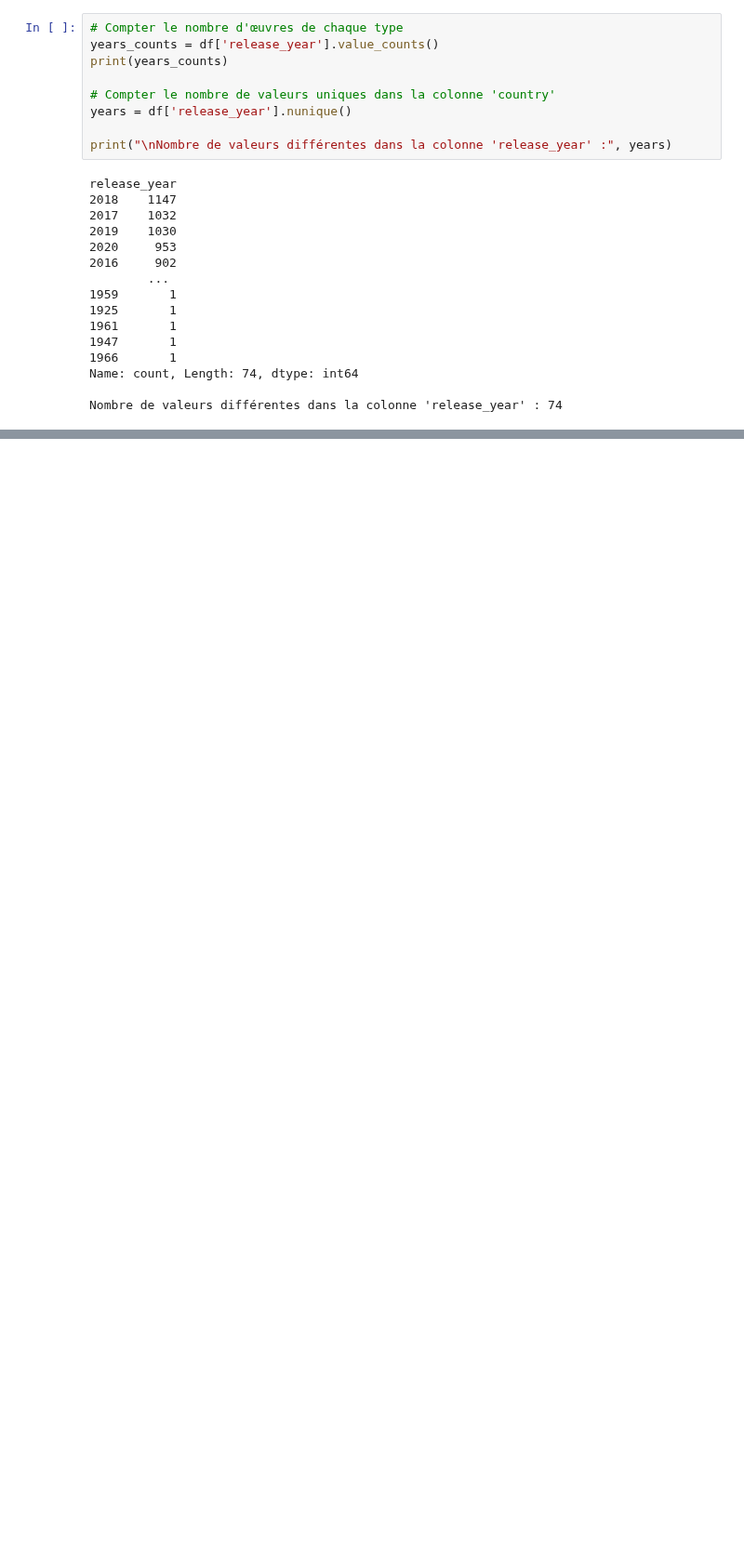
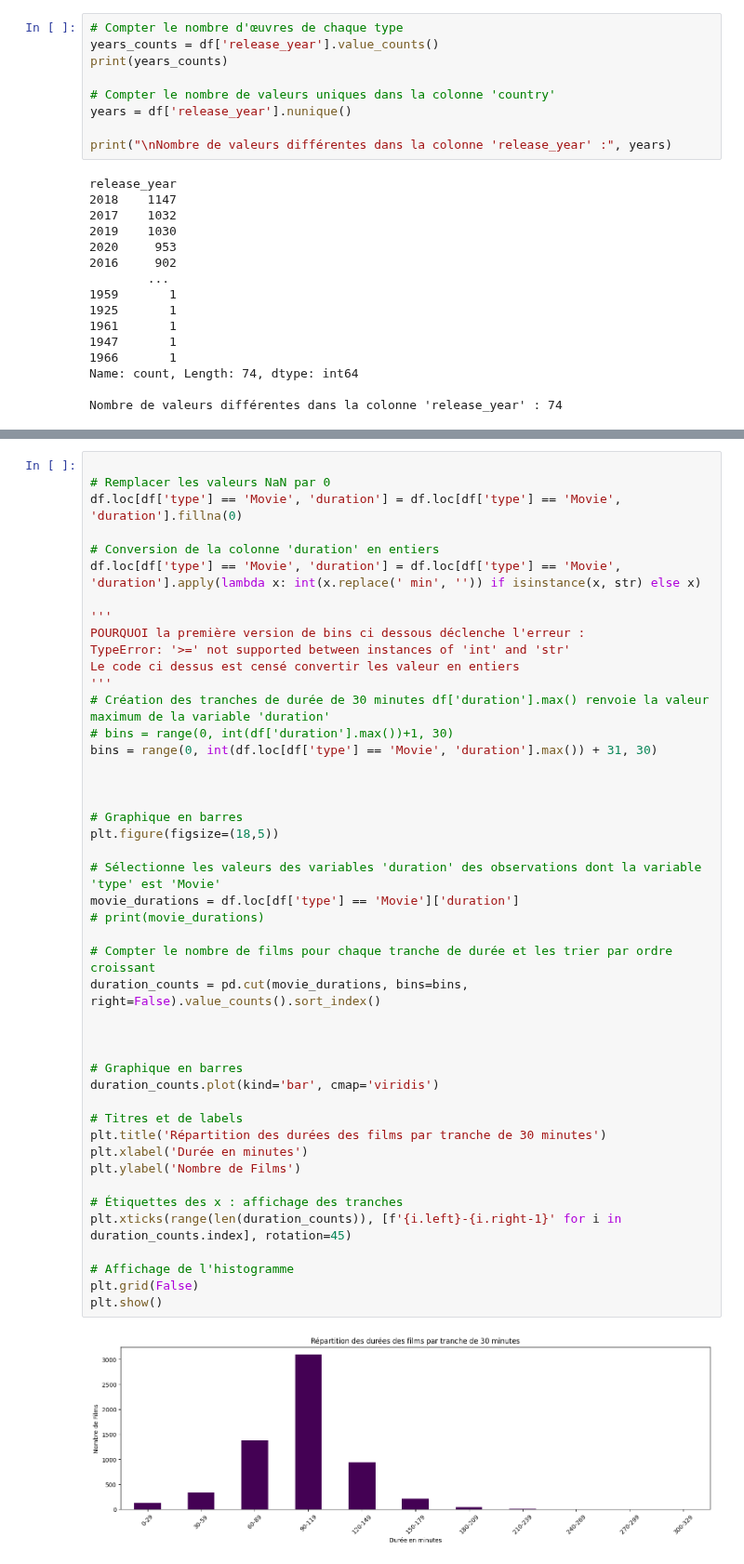
Before and after one commit to ines-lorquet/netflix-insights, a Jupyter notebook: Netflix Data Analysis.ipynb, the cells around one changed output, grey strips where cells are left out. Shown at 93% size. Saved outputs shown, nothing was run; the diff lists cells and outputs as text; blank space fills up the shorter version.

```diff
--- a/Netflix Data Analysis.ipynb
+++ b/Netflix Data Analysis.ipynb
@@ -657,0 +699,47 @@ Nombre de valeurs différentes dans la colonne 'release_year' : 74
+# %%
+
+# Remplacer les valeurs NaN par 0
+df.loc[df['type'] == 'Movie', 'duration'] = df.loc[df['type'] == 'Movie', 'duration'].fillna(0)
+
+# Conversion de la colonne 'duration' en entiers
+df.loc[df['type'] == 'Movie', 'duration'] = df.loc[df['type'] == 'Movie', 'duration'].apply(lambda x: int(x.replace(' min', '')) if isinstance(x, str) else x)
+
+'''
+POURQUOI la première version de bins ci dessous déclenche l'erreur :
+TypeError: '>=' not supported between instances of 'int' and 'str'
+Le code ci dessus est censé convertir les valeur en entiers
+'''
+# Création des tranches de durée de 30 minutes df['duration'].max() renvoie la valeur maximum de la variable 'duration'
+# bins = range(0, int(df['duration'].max())+1, 30)
+bins = range(0, int(df.loc[df['type'] == 'Movie', 'duration'].max()) + 31, 30)
+
+
+
+# Graphique en barres
+plt.figure(figsize=(18,5))
+
+# Sélectionne les valeurs des variables 'duration' des observations dont la variable 'type' est 'Movie'
+movie_durations = df.loc[df['type'] == 'Movie']['duration']
+# print(movie_durations)
+
+# Compter le nombre de films pour chaque tranche de durée et les trier par ordre croissant
+duration_counts = pd.cut(movie_durations, bins=bins, right=False).value_counts().sort_index()
+
+
+
+# Graphique en barres
+duration_counts.plot(kind='bar', cmap='viridis')
+
+# Titres et de labels
+plt.title('Répartition des durées des films par tranche de 30 minutes')
+plt.xlabel('Durée en minutes')
+plt.ylabel('Nombre de Films')
+
+# Étiquettes des x : affichage des tranches
+plt.xticks(range(len(duration_counts)), [f'{i.left}-{i.right-1}' for i in duration_counts.index], rotation=45)
+
+# Affichage de l'histogramme
+plt.grid(False)
+plt.show()
+# %% [output]
+[figure, added]
```
Also changed, not shown: parts of 17 cells of this notebook.
